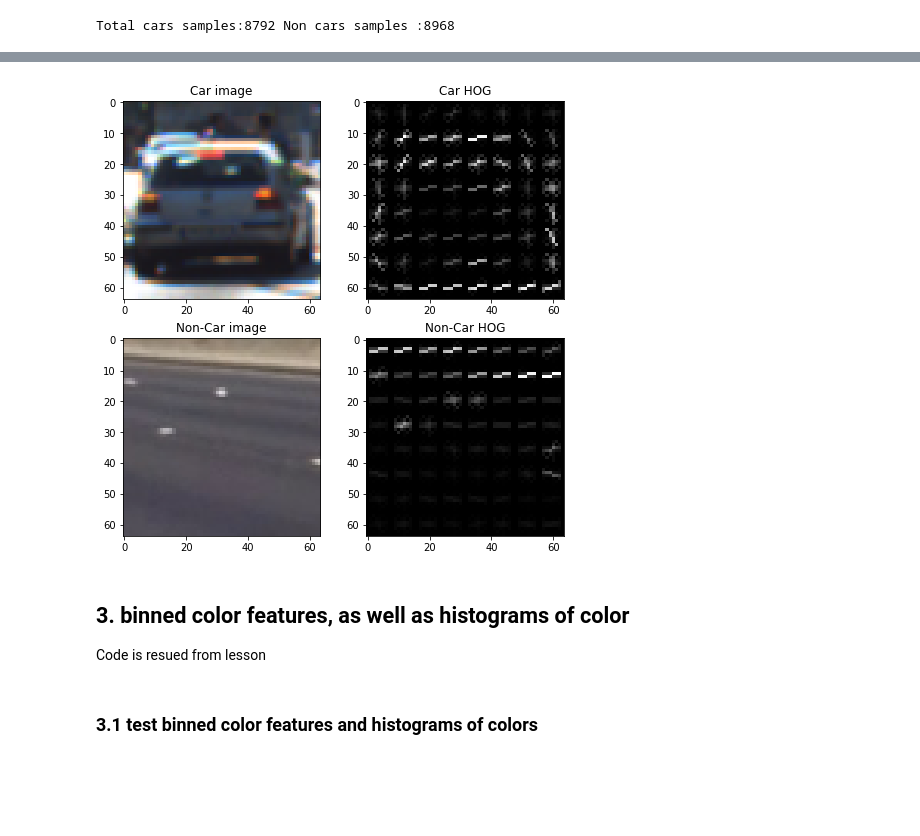
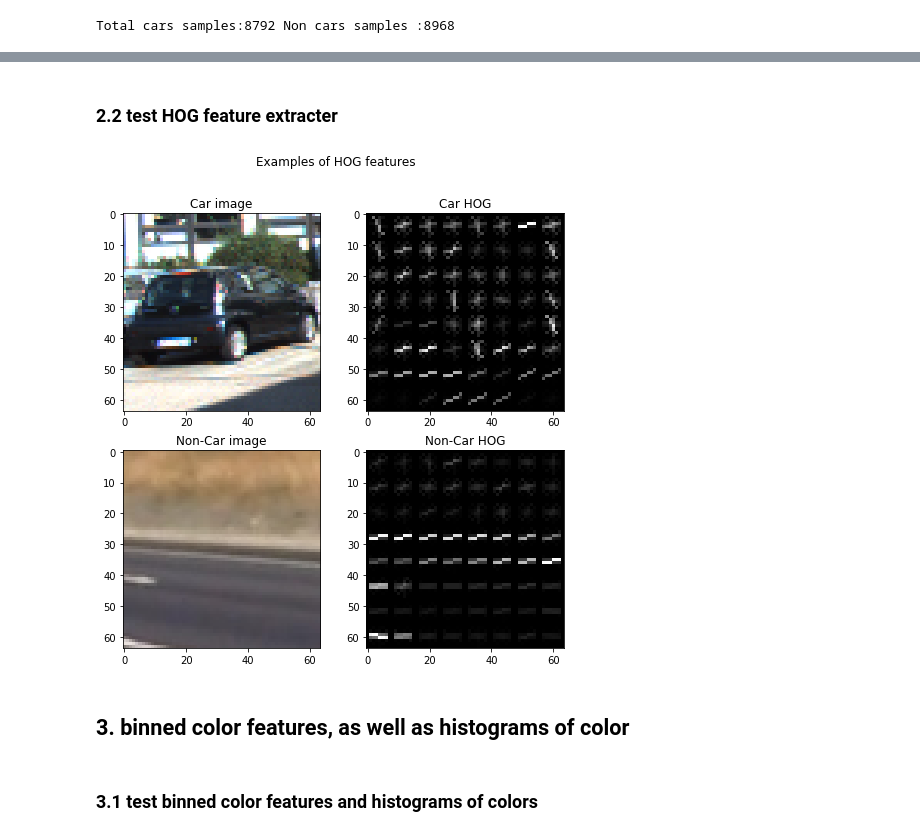
Before and after one commit to etendue/CarND-Vehicle-Detection, a Jupyter notebook: project5.ipynb, the cells around one changed output, grey strips where cells are left out. Saved outputs shown, nothing was run; the diff lists cells and outputs as text; code cells hidden in the pictures; blank space fills up the shorter version.

```diff
--- a/project5.ipynb
+++ b/project5.ipynb
@@ -69,6 +68,19 @@ from collections import deque
 # Define a function to return HOG features and visualization
 def get_hog_features(img, orient, pix_per_cell, cell_per_block,
                         vis=False, feature_vec=True):
+    """ get image.hog() features
+    Args:
+        img : input image, must have shape (height,width) !!! no channel grayscale
+        orient: number of orientation bins
+        pixel_per_cell: size(in pixels) of a cell
+        cell_per_block: nmber of cells in each block
+        vis: return an image of HOG if True
+        feature_vec:return the data as a feature vector if True
+    Returns:
+        features: HOG features
+        hog_image: HOG Image
+
+    """
     # Call with two outputs if vis==True
     if vis == True:
         features, hog_image = hog(img, orientations=orient,
@@ -97,3 +140,5 @@ Total cars samples:8792 Non cars samples :8968
+# %% [markdown]
+### 2.2 test HOG feature extracter
 # %%
 # pick an image randomly from train set
 ind = np.random.randint(0,len(car_files))
@@ -105,37 +150,38 @@ non_car_img = cv2.imread(non_car_files[ind])
 # apply HOG feature extraction
 gray = cv2.cvtColor(car_img, cv2.COLOR_BGR2GRAY)
 _, car_img_hog = get_hog_features(gray, orient=9, pix_per_cell=8, cell_per_block=2,
                         vis=True, feature_vec=True)
 
 gray = cv2.cvtColor(non_car_img, cv2.COLOR_BGR2GRAY)
 vec, non_car_img_hog = get_hog_features(gray, orient=9, pix_per_cell=8, cell_per_block=2,
                         vis=True, feature_vec=False)
 
 
 
 fig = plt.figure(figsize=(8,8))
+plt.suptitle("Examples of HOG features")
+
 plt.subplot(2,2,1)
 plt.title("Car image")
 plt.imshow(cv2.cvtColor(car_img,cv2.COLOR_BGR2RGB))
 
 plt.subplot(2,2,2)
 plt.title("Car HOG")
 plt.imshow(car_img_hog,cmap='gray')
 
 plt.subplot(2,2,3)
 plt.title("Non-Car image")
 plt.imshow(cv2.cvtColor(non_car_img,cv2.COLOR_BGR2RGB))
 
 plt.subplot(2,2,4)
 plt.title("Non-Car HOG")
 plt.imshow(non_car_img_hog,cmap='gray')
 
 plt.show()
 # %% [output]
-[figure, old version]
+[figure, new version]
 # %% [markdown]
 ## 3. binned color features, as well as histograms of color
-Code is resued from lesson
 # %%
 # Define a function to compute binned color features
 def bin_spatial(img, size=32):
```
Also changed, not shown: parts of 26 cells of this notebook, 40 other files.
